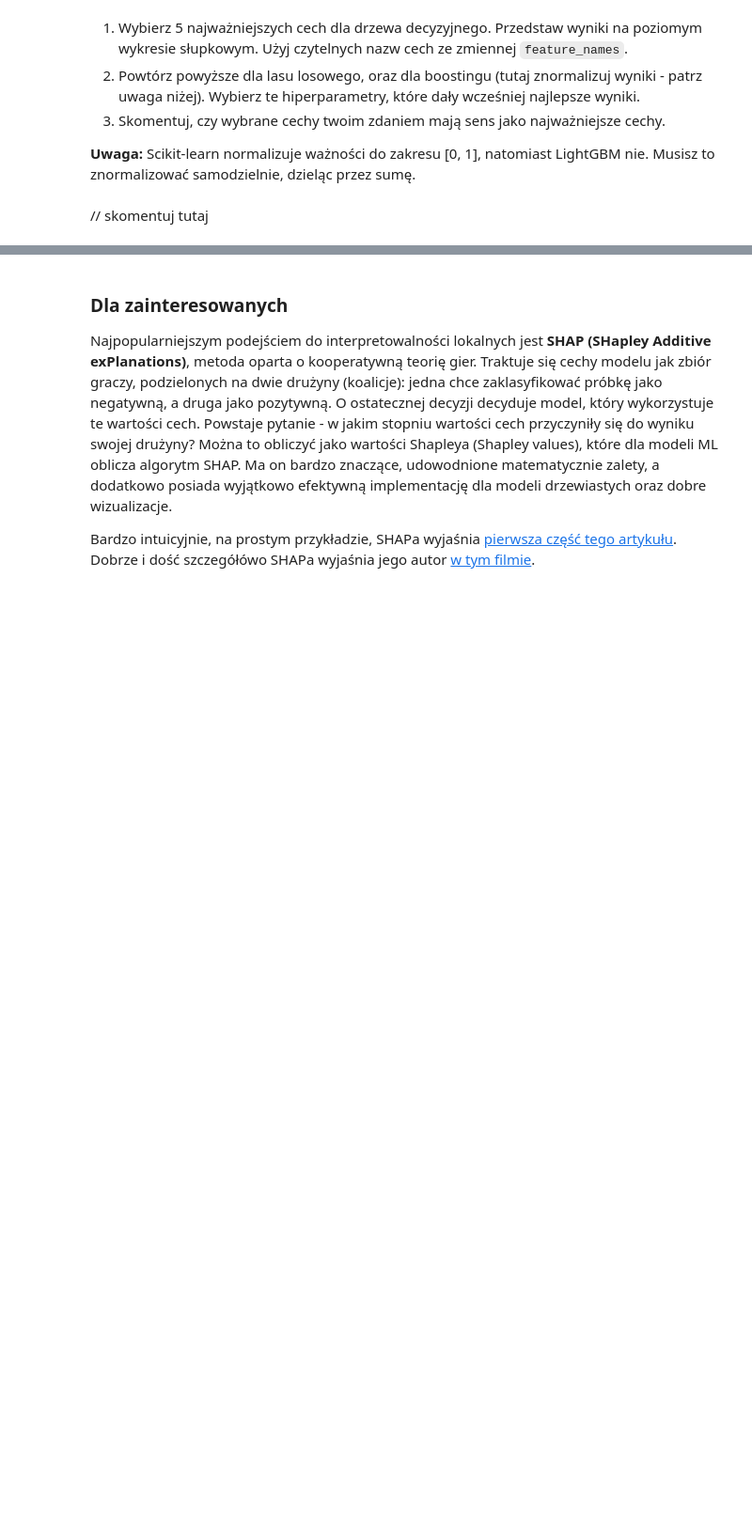
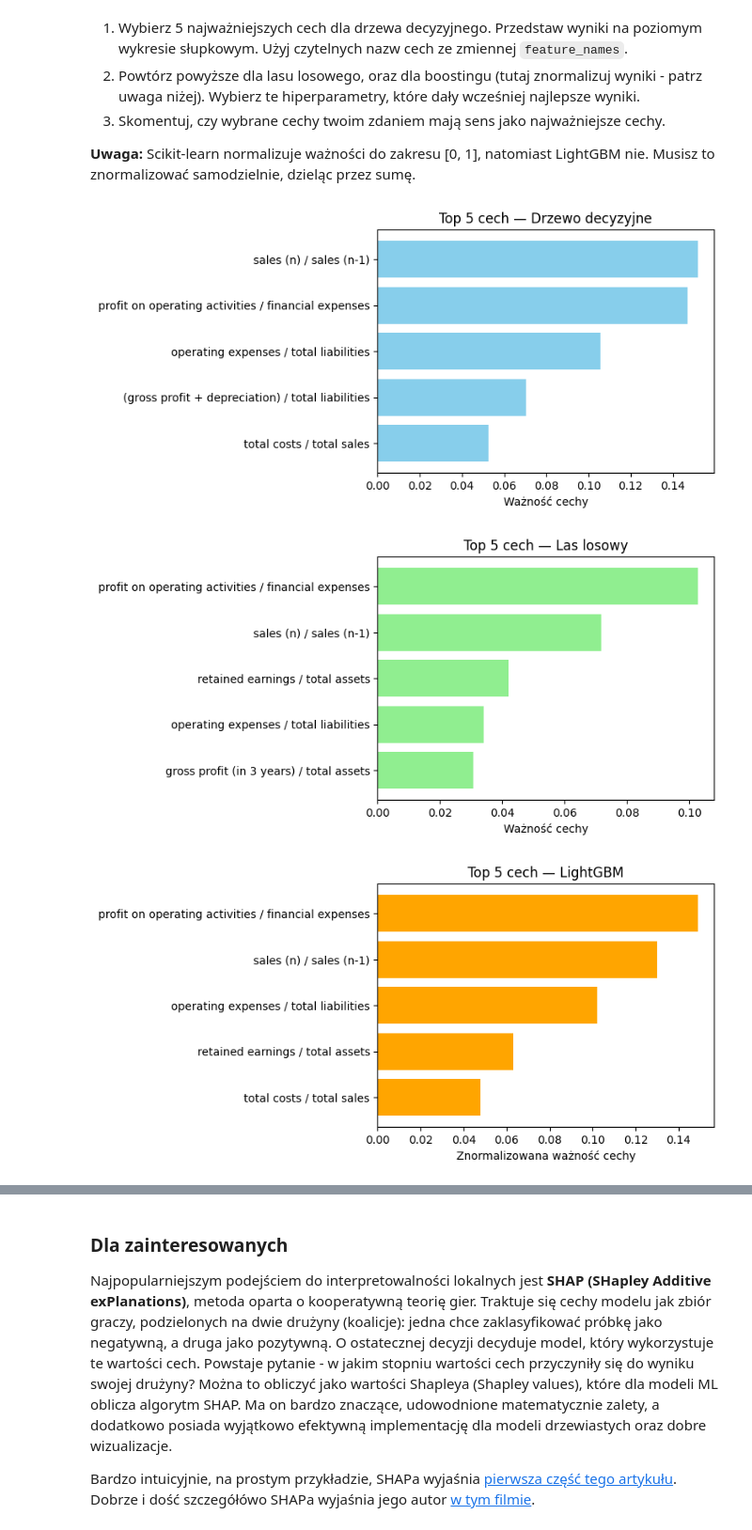
Before and after one commit to jakubkalinski0/Fundamentals-of-artificial-intelligence-Course, a Jupyter notebook: Lab2/lab_2.ipynb, the cells around one changed output, grey strips where cells are left out. Shown: that part at 94% size. Saved outputs shown, nothing was run; the diff lists cells and outputs as text; code cells hidden in the pictures; blank space fills up the shorter version.

```diff
--- a/Lab2/lab_2.ipynb
+++ b/Lab2/lab_2.ipynb
@@ -342,0 +518,16 @@ Pamiętaj o `random_state`, `n_jobs` i prawdopodobieństwach dla AUROC.
+# %%
+from lightgbm import LGBMClassifier
+from sklearn.metrics import roc_auc_score
+
+lgbm = LGBMClassifier(
+    random_state=0,
+    n_jobs=-1,
+    importance_type='gain'
+)
+
+lgbm.fit(X_train_smote, y_train_smote)
+
+y_proba_lgbm = lgbm.predict_proba(X_test)[:, 1]
+auroc = roc_auc_score(y_test, y_proba_lgbm)
+
+print(f"AUROC: {auroc:.3f}")
@@ -431,2 +714,41 @@ Ze względu na powyższe, ważności cech normalizuje się często do zakresu [0
-# %% [markdown]
-// skomentuj tutaj
+# %%
+import matplotlib.pyplot as plt
+import numpy as np
+
+importances_tree = tree_smote.feature_importances_
+indices_tree = np.argsort(importances_tree)[::-1][:5]
+
+plt.figure(figsize=(8, 4))
+plt.barh(range(5), importances_tree[indices_tree][::-1], color='skyblue')
+plt.yticks(range(5), [feature_names[i] for i in indices_tree[::-1]])
+plt.xlabel('Ważność cechy')
+plt.title('Top 5 cech — Drzewo decyzyjne')
+plt.tight_layout()
+plt.show()
+
+importances_rf = rf_smote.feature_importances_
+indices_rf = np.argsort(importances_rf)[::-1][:5]
+
+plt.figure(figsize=(8, 4))
+plt.barh(range(5), importances_rf[indices_rf][::-1], color='lightgreen')
+plt.yticks(range(5), [feature_names[i] for i in indices_rf[::-1]])
+plt.xlabel('Ważność cechy')
+plt.title('Top 5 cech — Las losowy')
+plt.tight_layout()
+plt.show()
+
+importances_lgbm = lgbm_best.feature_importances_.astype(float)
+importances_lgbm /= importances_lgbm.sum()
+indices_lgbm = np.argsort(importances_lgbm)[::-1][:5]
+
+plt.figure(figsize=(8, 4))
+plt.barh(range(5), importances_lgbm[indices_lgbm][::-1], color='orange')
+plt.yticks(range(5), [feature_names[i] for i in indices_lgbm[::-1]])
+plt.xlabel('Znormalizowana ważność cechy')
+plt.title('Top 5 cech — LightGBM')
+plt.tight_layout()
+plt.show()
+# %% [output]
+[figure, added]
+[figure, added]
+[figure, added]
```
Also changed, not shown: parts of 40 cells of this notebook.
